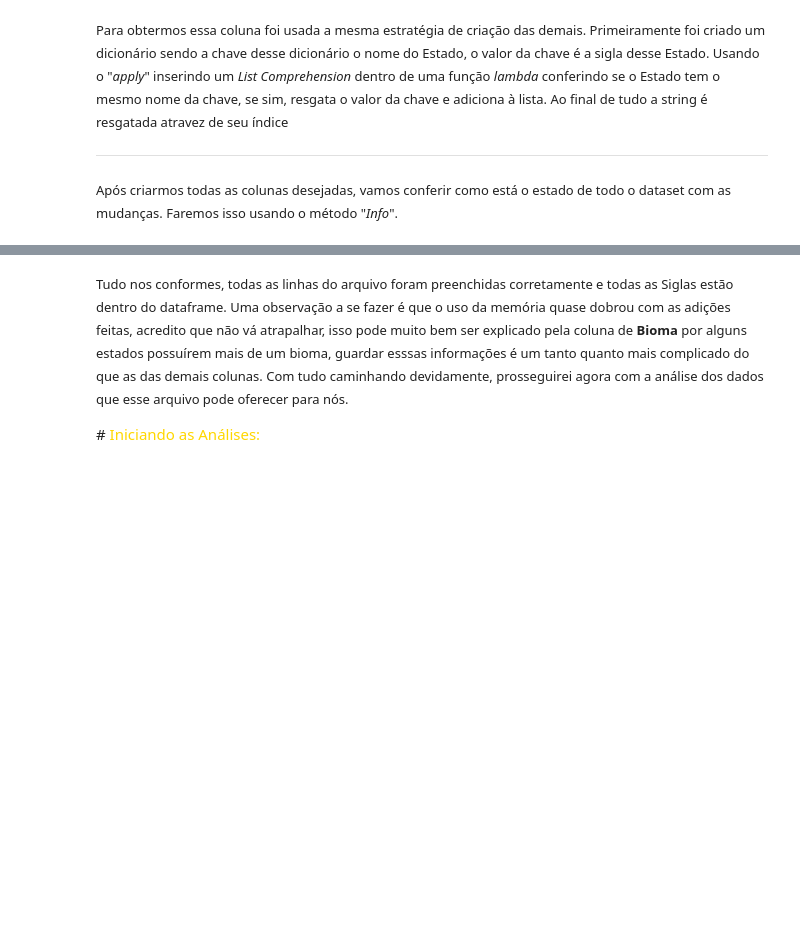
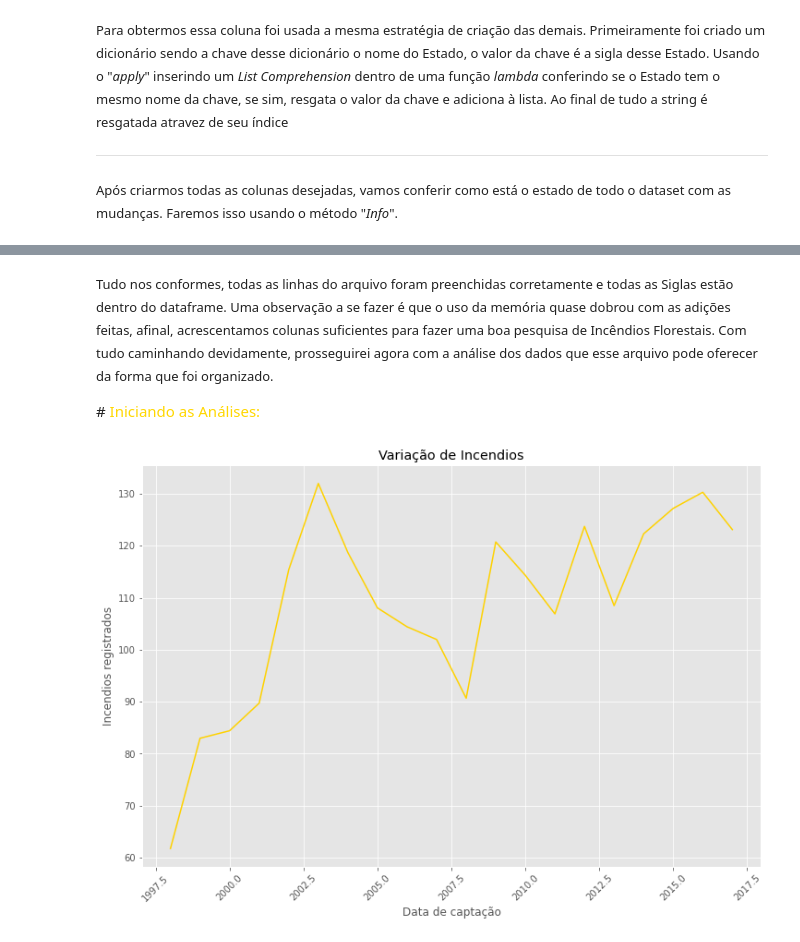
Before and after one commit to MatheusB2002/Analise-Incendios-Florestais, a Jupyter notebook: AnáliseIncêndio.ipynb, the cells around one changed output, grey strips where cells are left out. Saved outputs shown, nothing was run; the diff lists cells and outputs as text; code cells hidden in the pictures; blank space fills up the shorter version.

```diff
--- a/AnáliseIncêndio.ipynb
+++ b/AnáliseIncêndio.ipynb
@@ -68,8 +76,8 @@ for i,j in enumerate(Ano, start=1):
 # %%
 Estados = (incendios['Estado'].unique())
 
-for i,j in enumerate(Estados, start=1):
-  print(f'{i} - "{j}"')
+for i,Estado in enumerate(Estados, start=1):
+  print(f'{i} - "{Estado}"')
 # %% [output]
 1 - "Acre"
 2 - "Alagoas"
@@ -195,0 +206,4 @@ Então vamos criar a coluna " Região " para futuramente usar no dashboard:
+# %%
+incendios.drop('Data', axis= 1, inplace = True)
+
+incendios.sample(5)
@@ -241,13 +282,0 @@ Para continuarmos, adicionaremos os biomas predominantes em cada estado. A forma
-# %%
-dicionarioBiomas = {
-'Caatinga'       : ['Alagoas', 'Bahia', 'Ceará', 'Maranhão', 'Paraíba', 'Pernambuco', 'Piauí', 'Sergipe'],
-'Amazônia'       : ['Acre', 'Amapá', 'Amazonas', 'Pará', 'Rondônia', 'Roraima','Maranhão','Mato Grosso'],
-'Mata Atlântica' : ['Espírito Santo', 'Minas Gerais', 'Rio de Janeiro', 'São Paulo','Santa Catarina','Sergipe','Bahia'],
-'Cerrado'        : ['Distrito Federal', 'Goiás', 'Mato Grosso', 'Tocantins', 'Maranhão','Piauí','Bahia','Minas Gerais', 'São Paulo'],
-
-}
-incendios['Bioma'] = incendios['Estado'].apply(
-    lambda x :[chave for id, chave in enumerate(dicionarioBiomas) if x in dicionarioBiomas[chave]]
-
-    )
-incendios.sample(10)
@@ -366,0 +333,12 @@ Data columns (total 8 columns):
+# %%
+
+# Trocando a ordem das colunas para melhor organização:
+incendios = incendios[['Ano',
+                       'Estado',
+                       'Mês',
+                       'Número',
+                       'Região']
+
+      ]
+
+incendios.info()
@@ -367,5 +358,16 @@ Data columns (total 8 columns):
 # %% [markdown]
-<font size = 2> Tudo nos conformes, todas as linhas do arquivo foram preenchidas corretamente e todas as Siglas estão dentro do dataframe. Uma observação a se fazer é que o uso da memória quase dobrou com as adições feitas, acredito que não vá atrapalhar, isso pode muito bem ser explicado pela coluna de **Bioma** por alguns estados possuírem mais de um bioma, guardar esssas informações é um tanto quanto mais complicado do que as das demais colunas.
-Com tudo caminhando devidamente, prosseguirei agora com a análise dos dados que esse arquivo pode oferecer para nós.
+<font size = 2> Tudo nos conformes, todas as linhas do arquivo foram preenchidas corretamente e todas as Siglas estão dentro do dataframe. Uma observação a se fazer é que o uso da memória quase dobrou com as adições feitas, afinal, acrescentamos colunas suficientes para fazer uma boa pesquisa de Incêndios Florestais.
+Com tudo caminhando devidamente, prosseguirei agora com a análise dos dados que esse arquivo pode oferecer da forma que foi organizado.
 
 #<font color = gold> Iniciando as Análises:
+# %%
+# Plot com matplotlib básico
+fig, ax = plt.subplots(figsize=(12,8))
+plt.plot(incendios['Número'].groupby(incendios['Ano']).mean(), color ='#ffd200')
+plt.title('Variação de Incendios')
+plt.ylabel('Incendios registrados')
+plt.xlabel('Data de captação')
+plt.xticks(rotation=45)
+plt.show()
+# %% [output]
+[figure, added]
```
Also changed, not shown: parts of 20 cells of this notebook.
